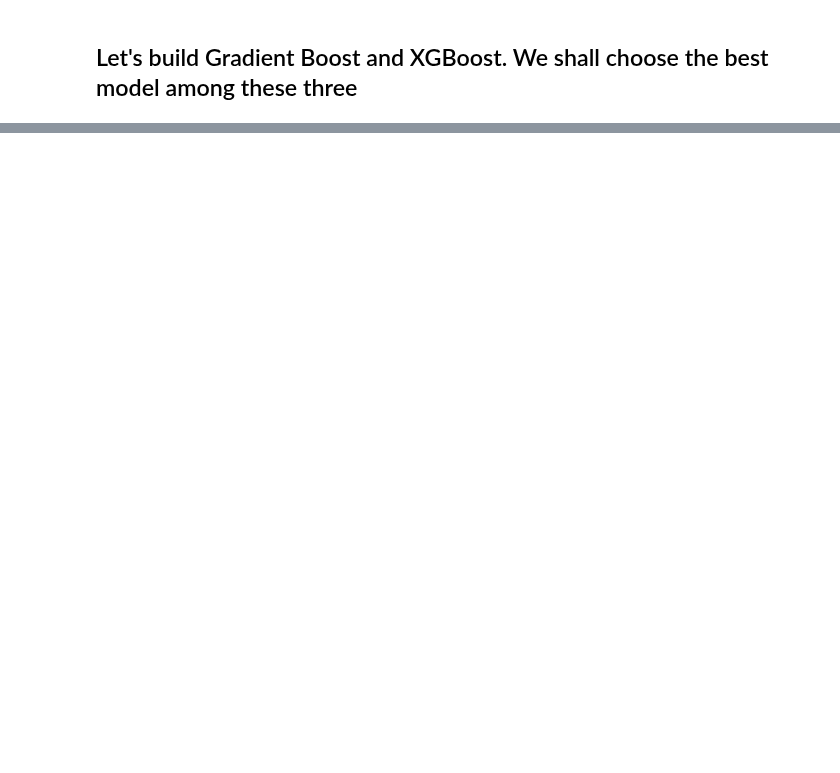
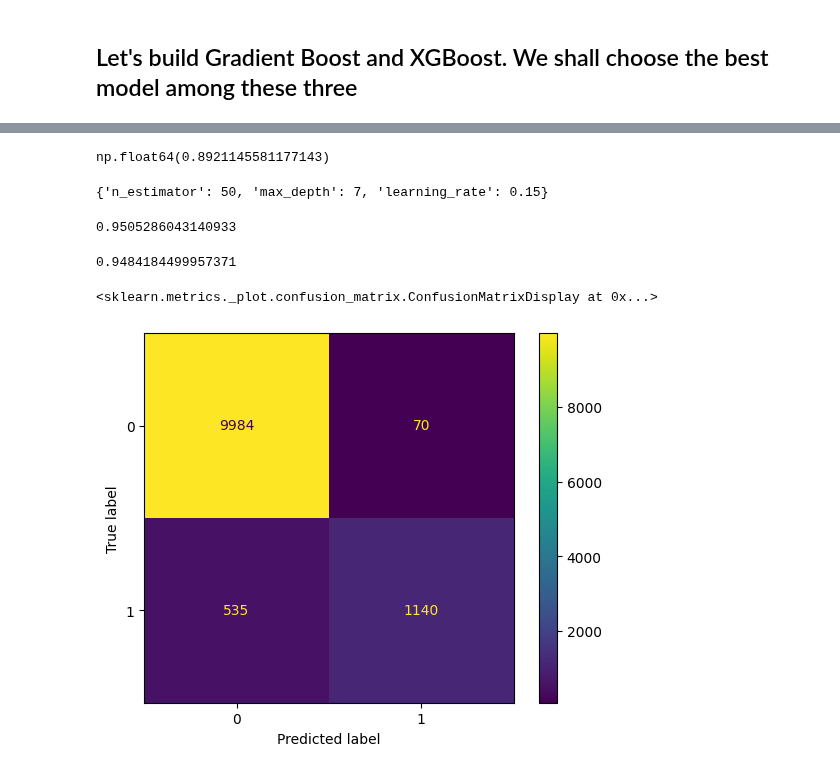
Before and after one commit to ganesh-207/Machine_learning, a Jupyter notebook: Ensemble/RandomForest_GradientBoost_XGBoost.ipynb, the cells around one changed output, grey strips where cells are left out. Saved outputs shown, nothing was run; the diff lists cells and outputs as text; code cells hidden in the pictures; blank space fills up the shorter version.

```diff
--- a/Ensemble/RandomForest_GradientBoost_XGBoost.ipynb
+++ b/Ensemble/RandomForest_GradientBoost_XGBoost.ipynb
@@ -300,0 +479,8 @@ weighted avg       0.91      0.92      0.91     11729
+# %%
+rscv3.best_score_
+# %% [output]
+np.float64(0.8921145581177143)
+# %%
+rscv3.best_params_
+# %% [output]
+{'n_estimator': 50, 'max_depth': 7, 'learning_rate': 0.15}
@@ -300,0 +489,13 @@ weighted avg       0.91      0.92      0.91     11729
+# %%
+best_gbc.score(xtrain,ytrain)
+# %% [output]
+0.9505286043140933
+# %%
+best_gbc.score(xtest,ytest)
+# %% [output]
+0.9484184499957371
+# %%
+ConfusionMatrixDisplay.from_estimator(best_gbc,xtest,ytest)
+# %% [output]
+<sklearn.metrics._plot.confusion_matrix.ConfusionMatrixDisplay at 0x...>
+[figure, added]
```
Also changed, not shown: parts of 51 cells of this notebook, 1 other file.
